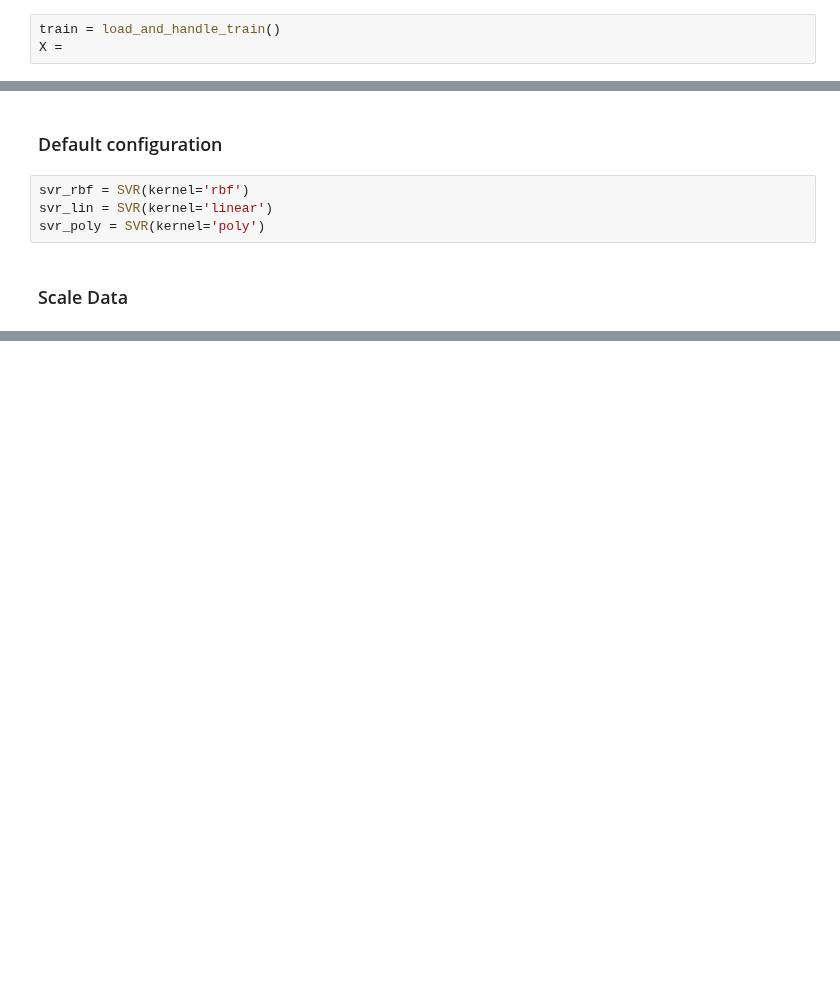
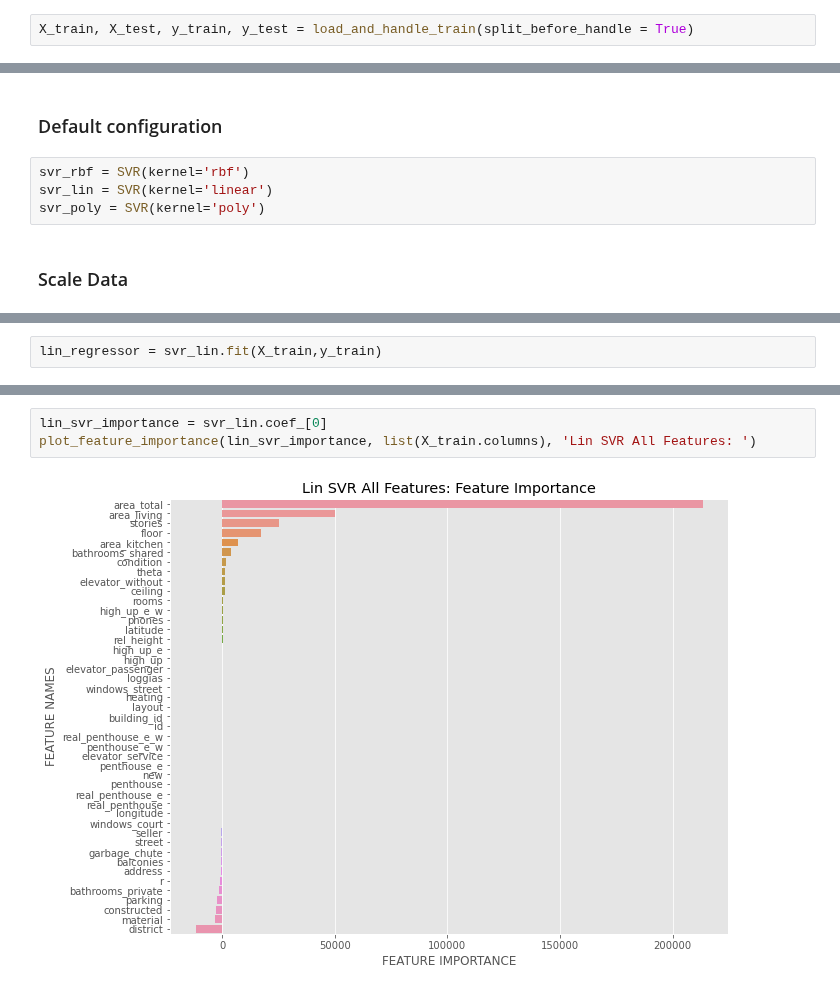
Before and after one commit to henrfj/TDT4173-ML, a Jupyter notebook: hasse-testsite/SupportVectorRegression.ipynb, the cells around one changed output, grey strips where cells are left out. Saved outputs shown, nothing was run; the diff lists cells and outputs as text; blank space fills up the shorter version.

```diff
--- a/hasse-testsite/SupportVectorRegression.ipynb
+++ b/hasse-testsite/SupportVectorRegression.ipynb
@@ -9,5 +9,4 @@ from sklearn.svm import SVR
 # %% [markdown]
 ## Import Data
 # %%
-train = load_and_handle_train()
-X =
+X_train, X_test, y_train, y_test = load_and_handle_train(split_before_handle = True)
@@ -29,0 +48,2 @@ y = sc_y.fit_transform(y)
+# %%
+lin_regressor = svr_lin.fit(X_train,y_train)
@@ -29,0 +86,5 @@ y = sc_y.fit_transform(y)
+# %%
+lin_svr_importance = svr_lin.coef_[0]
+plot_feature_importance(lin_svr_importance, list(X_train.columns), 'Lin SVR All Features: ')
+# %% [output]
+[figure, added]
```
Also changed, not shown: parts of 11 cells of this notebook, 3 other files.
